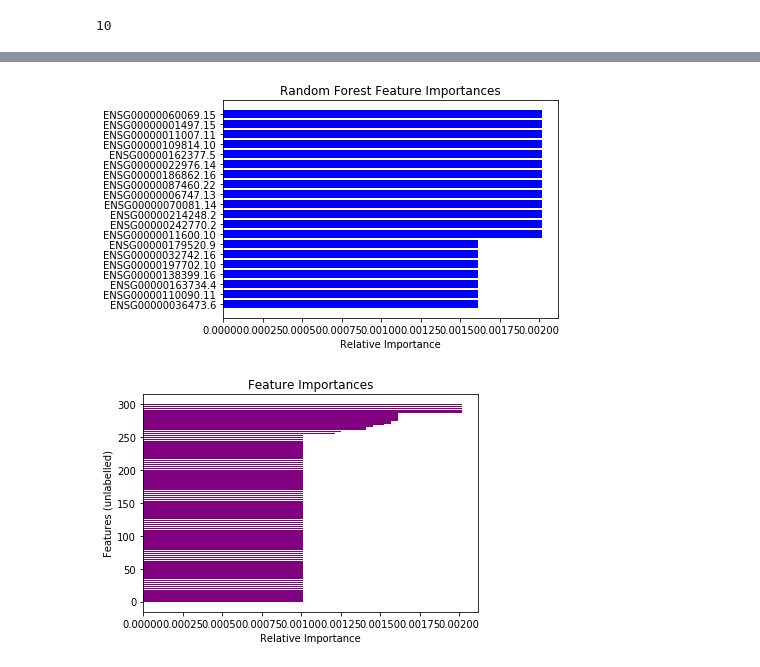
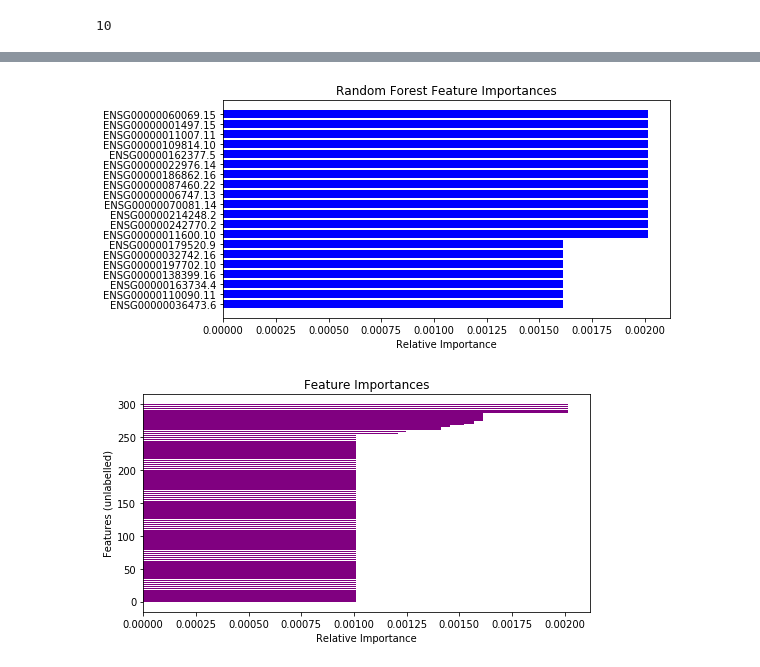
Before and after one commit to estherb-s/CompBio-1, a Jupyter notebook: RandForest-LUNG.ipynb, the cells around one changed output, grey strips where cells are left out. Saved outputs shown, nothing was run; the diff lists cells and outputs as text; code cells hidden in the pictures.

```diff
--- a/RandForest-LUNG.ipynb
+++ b/RandForest-LUNG.ipynb
@@ -172,24 +172,29 @@ SVG(graph.pipe(format='svg'))
 # %%
 f_importance = randForest.feature_importances_
 # top 20 features
 # last 20 items in the array
 sortedIdx = np.argsort(f_importance)[-20:]
+
+fig, ax = plt.subplots(figsize=(8,4))
 plt.title('Random Forest Feature Importances')
-plt.barh(range(len(sortedIdx)), f_importance[sortedIdx], color='b', align='center')
+ax.barh(range(len(sortedIdx)), f_importance[sortedIdx], color='b', align='center')
 plt.yticks(range(len(sortedIdx)), [features[i] for i in sortedIdx])
 plt.xlabel('Relative Importance')
+plt.savefig('RandForImportance.png')
 plt.show()
-# only top 4 seem to be important
+# Top20
 # %% [output]
-[figure, old version]
+[figure, new version]
 # %%
 f_importance = randForest.feature_importances_
 indices = np.argsort(f_importance)[-300:]
+fig, ax = plt.subplots(figsize=(8,4))
 plt.title('Feature Importances')
-plt.barh(range(len(indices)), f_importance[indices], color='purple', align='center')
+ax.barh(range(len(indices)), f_importance[indices], color='purple', align='center')
 plt.ylabel('Features (unlabelled)')
 plt.xlabel('Relative Importance')
+plt.savefig('AllFeatsImportance.png')
 plt.show()
 # %% [output]
-[figure, old version]
+[figure, new version]
 # %%
```
Also changed, not shown: parts of 18 cells of this notebook, 4 other files.
